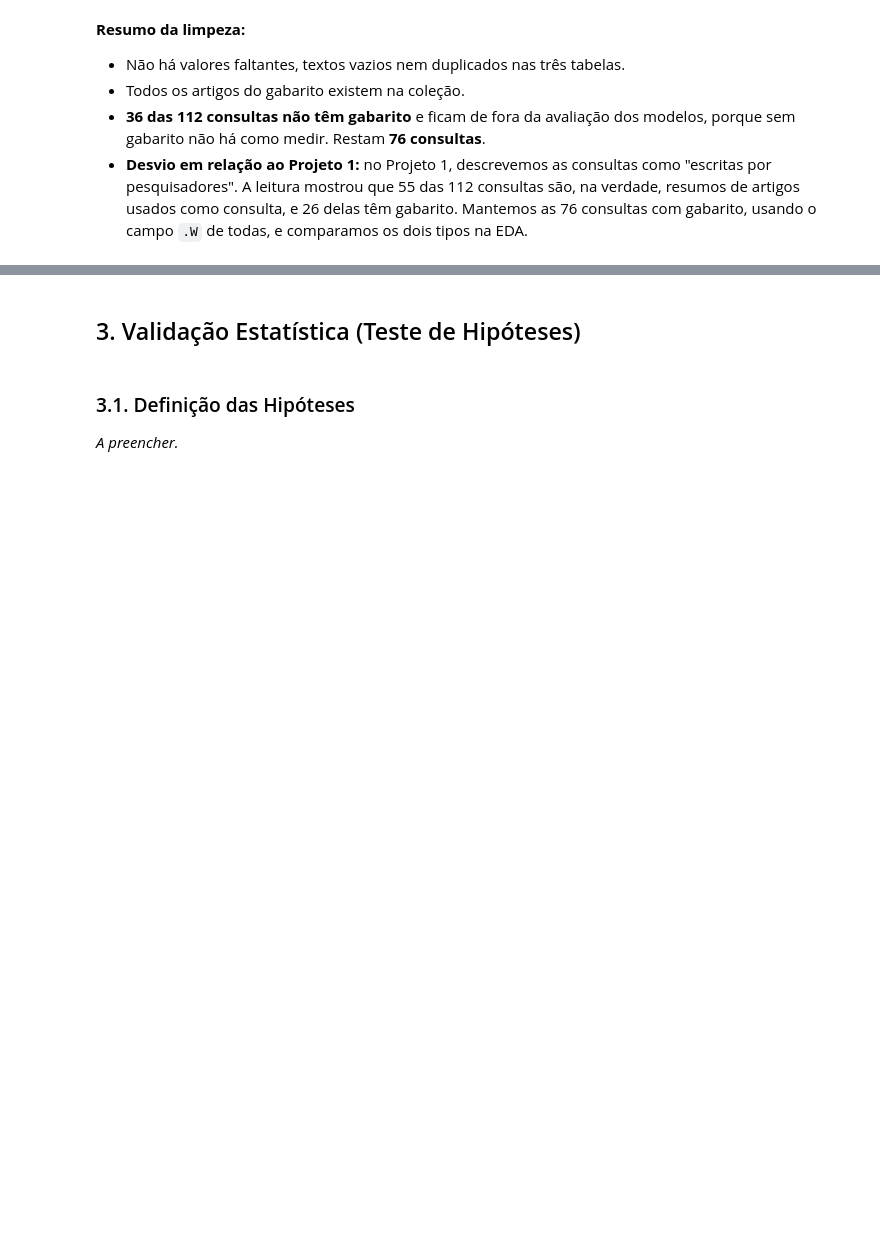
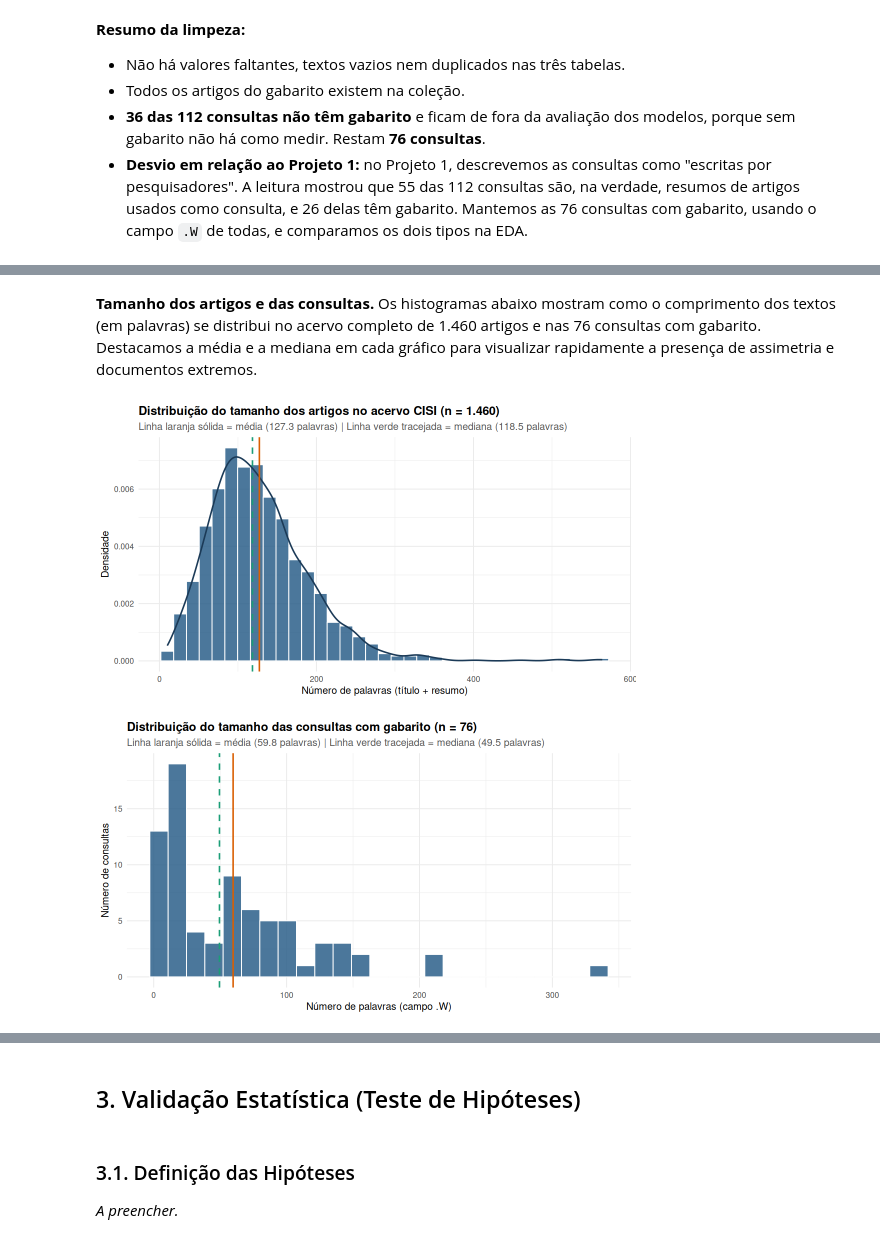
Before and after one commit to philipsantiagoo/acervo-rank, a Jupyter notebook: notebooks/analise.ipynb, the cells around one changed output, grey strips where cells are left out. Saved outputs shown, nothing was run; the diff lists cells and outputs as text; code cells hidden in the pictures; blank space fills up the shorter version.

```diff
--- a/notebooks/analise.ipynb
+++ b/notebooks/analise.ipynb
@@ -220,0 +437,49 @@ table(tipo = consultas$tipo, tem_gabarito = consultas$tem_gabarito)
+# %% [markdown]
+**Tamanho dos artigos e das consultas.** Os histogramas abaixo mostram como o comprimento dos textos (em palavras) se distribui no acervo completo de 1.460 artigos e nas 76 consultas com gabarito. Destacamos a média e a mediana em cada gráfico para visualizar rapidamente a presença de assimetria e documentos extremos.
+# %%
+# Gráfico 1: Distribuição do tamanho dos artigos (título + resumo)
+media_art   <- mean(artigos$n_palavras)
+mediana_art <- median(artigos$n_palavras)
+
+g_tam_artigos <- ggplot(artigos, aes(x = n_palavras)) +
+  geom_histogram(
+    aes(y = after_stat(density)),
+    bins = 35,
+    fill = CORES_PROJETO[["principal"]],
+    color = "white",
+    alpha = 0.85
+  ) +
+  geom_density(color = "#1B3A57", linewidth = 0.9) +
+  geom_vline(xintercept = mediana_art, color = CORES_PROJETO[["secundario"]], linetype = "dashed", linewidth = 0.9) +
+  geom_vline(xintercept = media_art,   color = CORES_PROJETO[["destaque"]],   linetype = "solid",  linewidth = 0.9) +
+  labs(
+    title = "Distribuição do tamanho dos artigos no acervo CISI (n = 1.460)",
+    subtitle = sprintf("Linha laranja sólida = média (%.1f palavras) | Linha verde tracejada = mediana (%.1f palavras)", media_art, mediana_art),
+    x = "Número de palavras (título + resumo)",
+    y = "Densidade"
+  )
+print(g_tam_artigos)
+
+# Gráfico 2: Distribuição do tamanho das consultas com gabarito
+media_qry   <- mean(consultas_avaliadas$n_palavras)
+mediana_qry <- median(consultas_avaliadas$n_palavras)
+
+g_tam_consultas <- ggplot(consultas_avaliadas, aes(x = n_palavras)) +
+  geom_histogram(
+    bins = 25,
+    fill = CORES_PROJETO[["principal"]],
+    color = "white",
+    alpha = 0.85
+  ) +
+  geom_vline(xintercept = mediana_qry, color = CORES_PROJETO[["secundario"]], linetype = "dashed", linewidth = 0.9) +
+  geom_vline(xintercept = media_qry,   color = CORES_PROJETO[["destaque"]],   linetype = "solid",  linewidth = 0.9) +
+  labs(
+    title = "Distribuição do tamanho das consultas com gabarito (n = 76)",
+    subtitle = sprintf("Linha laranja sólida = média (%.1f palavras) | Linha verde tracejada = mediana (%.1f palavras)", media_qry, mediana_qry),
+    x = "Número de palavras (campo .W)",
+    y = "Número de consultas"
+  )
+print(g_tam_consultas)
+# %% [output]
+[figure, added]
+[figure, added]
```
Also changed, not shown: parts of 21 cells of this notebook.
